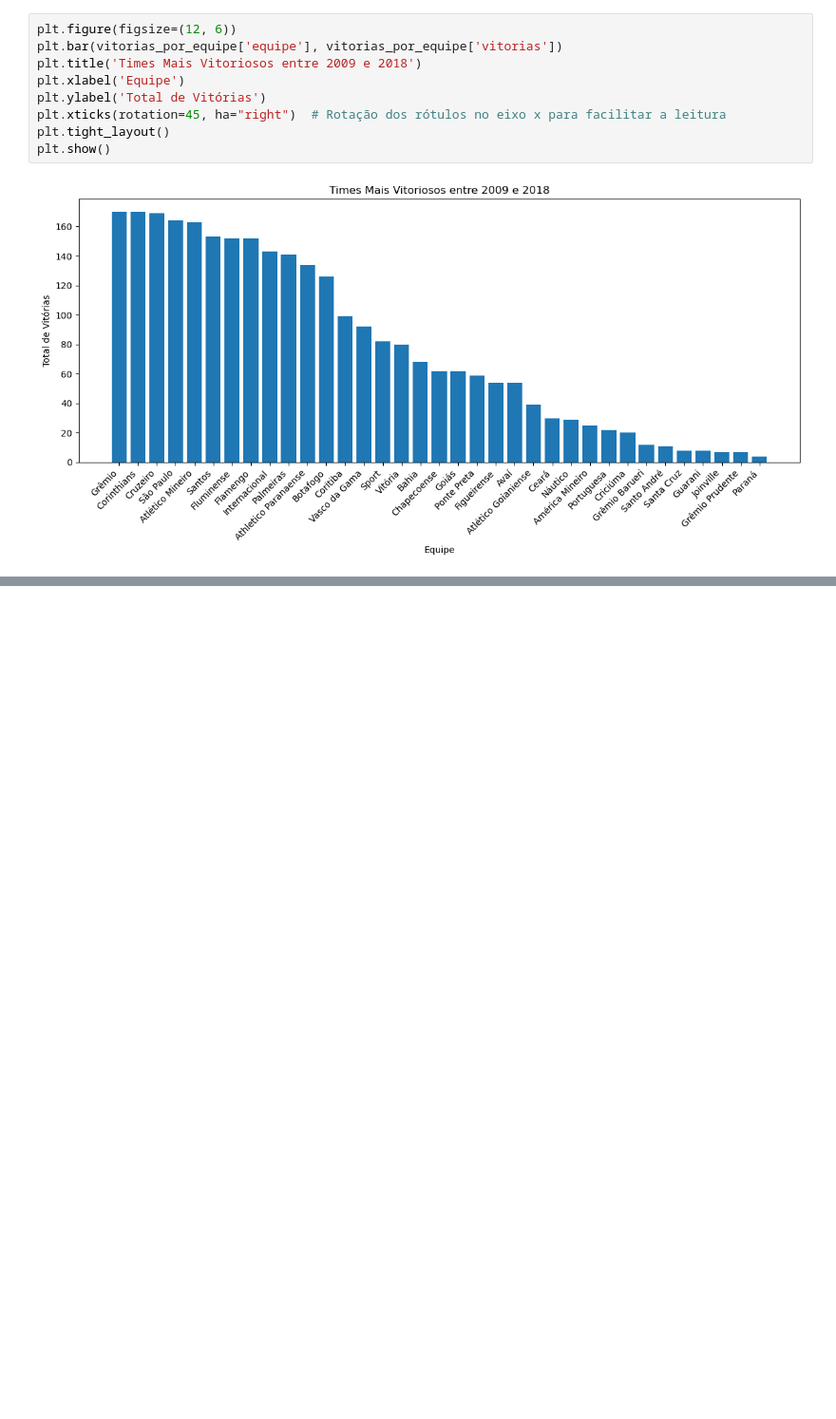
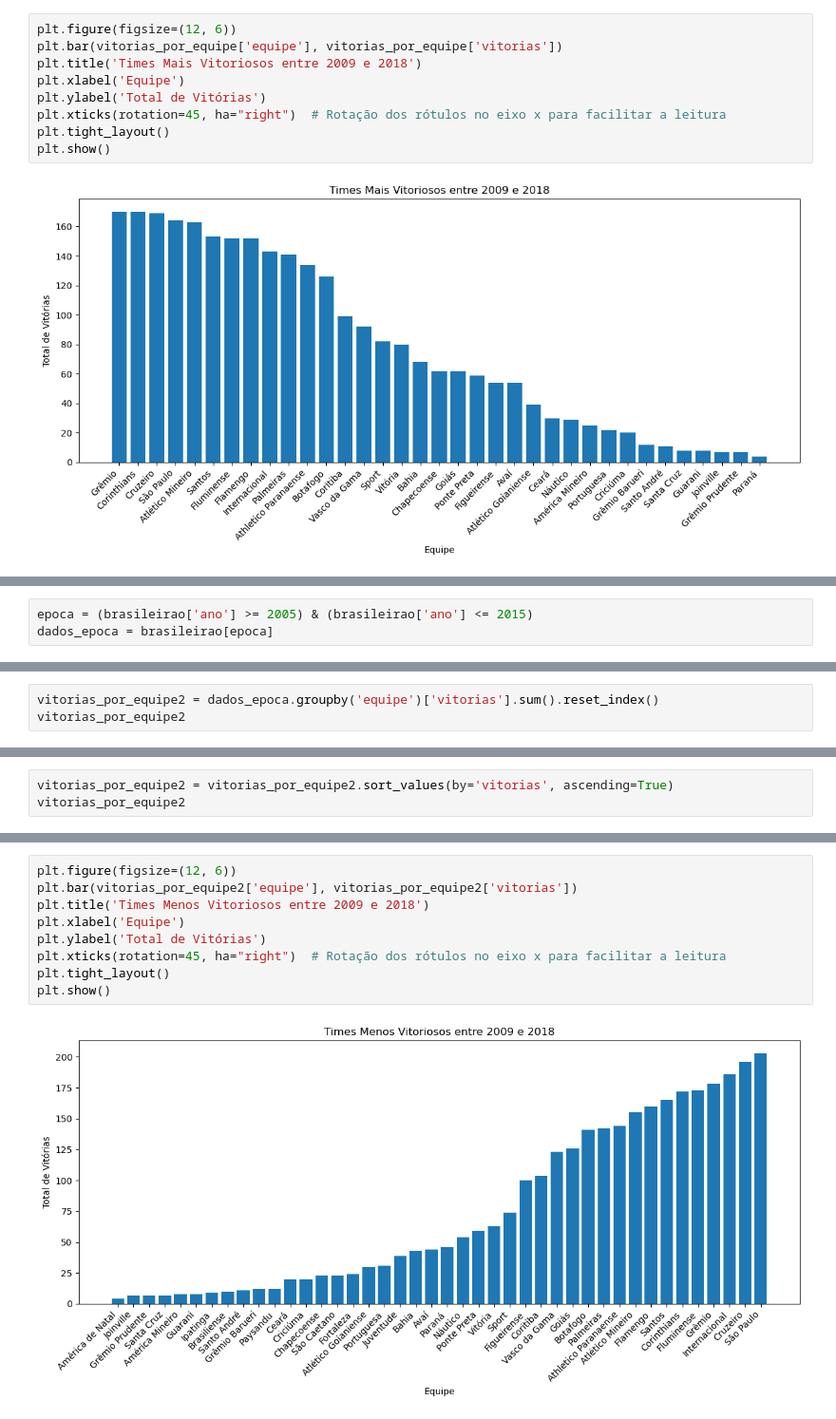
Before and after one commit to thiagooliveirt/Campeonato-Brasileiro-2003-a-2022, a Jupyter notebook: brasileirao.ipynb, the cells around one changed output, grey strips where cells are left out. Shown at 95% size. Cells and saved outputs as stored; diff of their text form; blank space fills up the shorter version.

```diff
--- a/brasileirao.ipynb
+++ b/brasileirao.ipynb
@@ -574,0 +613,3 @@ plt.show()
+# %%
+epoca = (brasileirao['ano'] >= 2005) & (brasileirao['ano'] <= 2015)
+dados_epoca = brasileirao[epoca]
@@ -574,0 +620,3 @@ plt.show()
+# %%
+vitorias_por_equipe2 = dados_epoca.groupby('equipe')['vitorias'].sum().reset_index()
+vitorias_por_equipe2
@@ -574,0 +641,3 @@ plt.show()
+# %%
+vitorias_por_equipe2 = vitorias_por_equipe2.sort_values(by='vitorias', ascending=True)
+vitorias_por_equipe2
@@ -574,0 +662,11 @@ plt.show()
+# %%
+plt.figure(figsize=(12, 6))
+plt.bar(vitorias_por_equipe2['equipe'], vitorias_por_equipe2['vitorias'])
+plt.title('Times Menos Vitoriosos entre 2009 e 2018')
+plt.xlabel('Equipe')
+plt.ylabel('Total de Vitórias')
+plt.xticks(rotation=45, ha="right")  # Rotação dos rótulos no eixo x para facilitar a leitura
+plt.tight_layout()
+plt.show()
+# %% [output]
+[figure, added]
```
Also changed, not shown: parts of 21 cells of this notebook.
